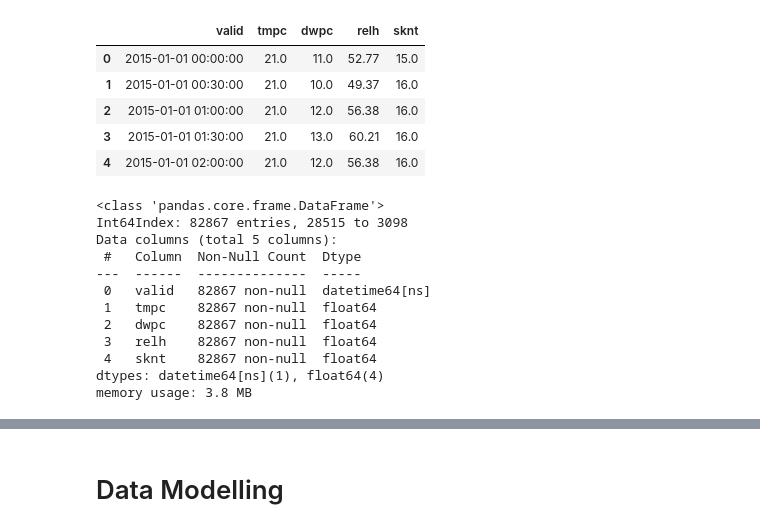
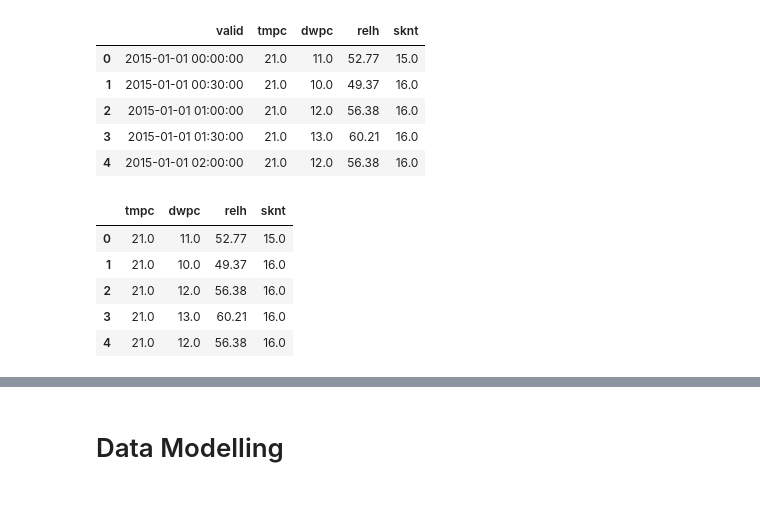
Before and after one commit to RuiGene/2022-Phase-2, a Jupyter notebook: 3. Data Science/submission.ipynb, the cells around one changed output, grey strips where cells are left out. Cells and saved outputs as stored; diff of their text form; code cells hidden in the pictures; blank space fills up the shorter version.

```diff
--- a/3. Data Science/submission.ipynb
+++ b/3. Data Science/submission.ipynb
@@ -172,4 +172,15 @@ False
 | 2 | 2015-01-01 01:00:00 | 21.0 | 12.0 | 56.38 | 16.0 |
 | 3 | 2015-01-01 01:30:00 | 21.0 | 13.0 | 60.21 | 16.0 |
 | 4 | 2015-01-01 02:00:00 | 21.0 | 12.0 | 56.38 | 16.0 |
+# %%
+#Dropping the date time column as everything is in chronological order anyways
+dataset.drop(columns=['valid'], inplace=True)
+dataset.head()
+# %% [output]
+|  | tmpc | dwpc | relh | sknt |
+| 0 | 21.0 | 11.0 | 52.77 | 15.0 |
+| 1 | 21.0 | 10.0 | 49.37 | 16.0 |
+| 2 | 21.0 | 12.0 | 56.38 | 16.0 |
+| 3 | 21.0 | 13.0 | 60.21 | 16.0 |
+| 4 | 21.0 | 12.0 | 56.38 | 16.0 |
 # %%
@@ -178,15 +188,0 @@ x_train, x_test, y_train, y_test = train_test_split(dataset, dataset[['tmpc', 'd
-# %%
-x_train.info()
-# %% [output]
-<class 'pandas.core.frame.DataFrame'>
-Int64Index: 82867 entries, 28515 to 3098
-Data columns (total 5 columns):
- #   Column  Non-Null Count  Dtype
----  ------  --------------  -----
- 0   valid   82867 non-null  datetime64[ns]
- 1   tmpc    82867 non-null  float64
- 2   dwpc    82867 non-null  float64
- 3   relh    82867 non-null  float64
- 4   sknt    82867 non-null  float64
-dtypes: datetime64[ns](1), float64(4)
-memory usage: 3.8 MB
```
Also changed, not shown: parts of 15 cells of this notebook.
